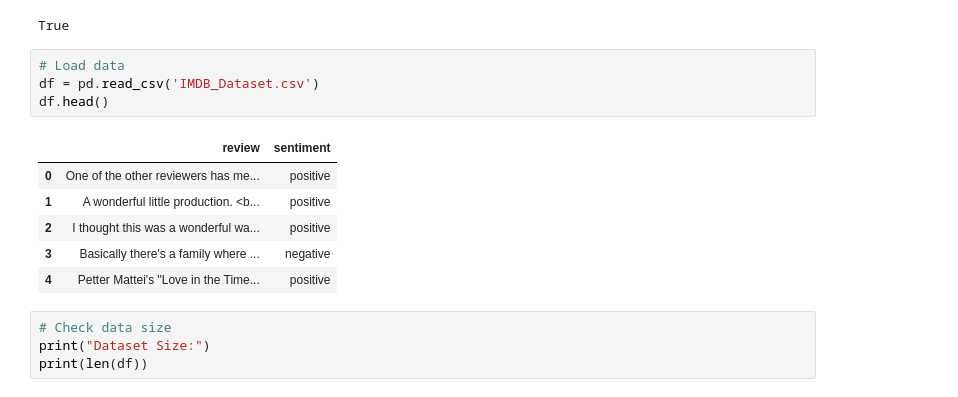
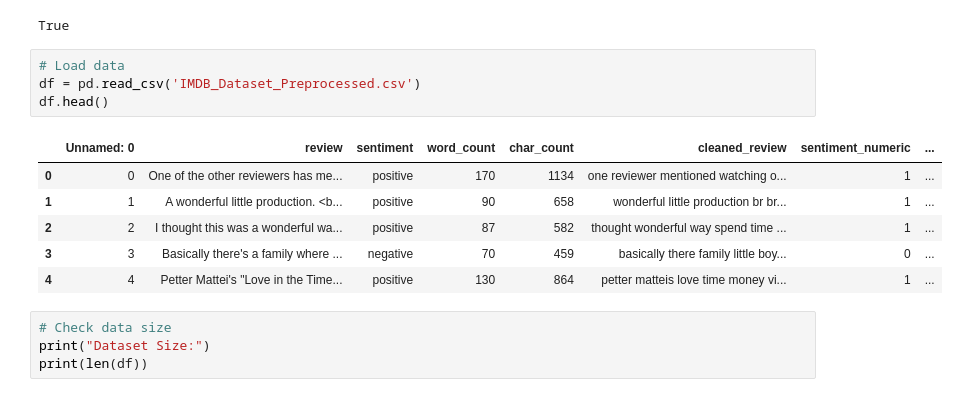
Before and after one commit to mkarayak24/NLPTM-IMDB_Sentiment_Analysis_Project, a Jupyter notebook: Notebook_Tasks_9-10.ipynb, the cells around one changed output. Saved outputs shown, nothing was run; the diff lists cells and outputs as text.

```diff
--- a/Notebook_Tasks_9-10.ipynb
+++ b/Notebook_Tasks_9-10.ipynb
@@ -44,15 +44,15 @@ nltk.download('averaged_perceptron_tagger')
 True
 # %%
 # Load data
-df = pd.read_csv('IMDB_Dataset.csv')
+df = pd.read_csv('IMDB_Dataset_Preprocessed.csv')
 df.head()
 # %% [output]
-|  | review | sentiment |
-| 0 | One of the other reviewers has me... | positive |
-| 1 | A wonderful little production. <b... | positive |
-| 2 | I thought this was a wonderful wa... | positive |
-| 3 | Basically there's a family where ... | negative |
-| 4 | Petter Mattei's "Love in the Time... | positive |
+|  | Unnamed: 0 | review | sentiment | word_count | char_count | cleaned_review | sentiment_numeric | ... |
+| 0 | 0 | One of the other reviewers has me... | positive | 170 | 1134 | one reviewer mentioned watching o... | 1 | ... |
+| 1 | 1 | A wonderful little production. <b... | positive | 90 | 658 | wonderful little production br br... | 1 | ... |
+| 2 | 2 | I thought this was a wonderful wa... | positive | 87 | 582 | thought wonderful way spend time ... | 1 | ... |
+| 3 | 3 | Basically there's a family where ... | negative | 70 | 459 | basically there family little boy... | 0 | ... |
+| 4 | 4 | Petter Mattei's "Love in the Time... | positive | 130 | 864 | petter matteis love time money vi... | 1 | ... |
 # %%
 # Check data size
 print("Dataset Size:")
```
Also changed, not shown: parts of 9 cells of this notebook, 3 other files.
